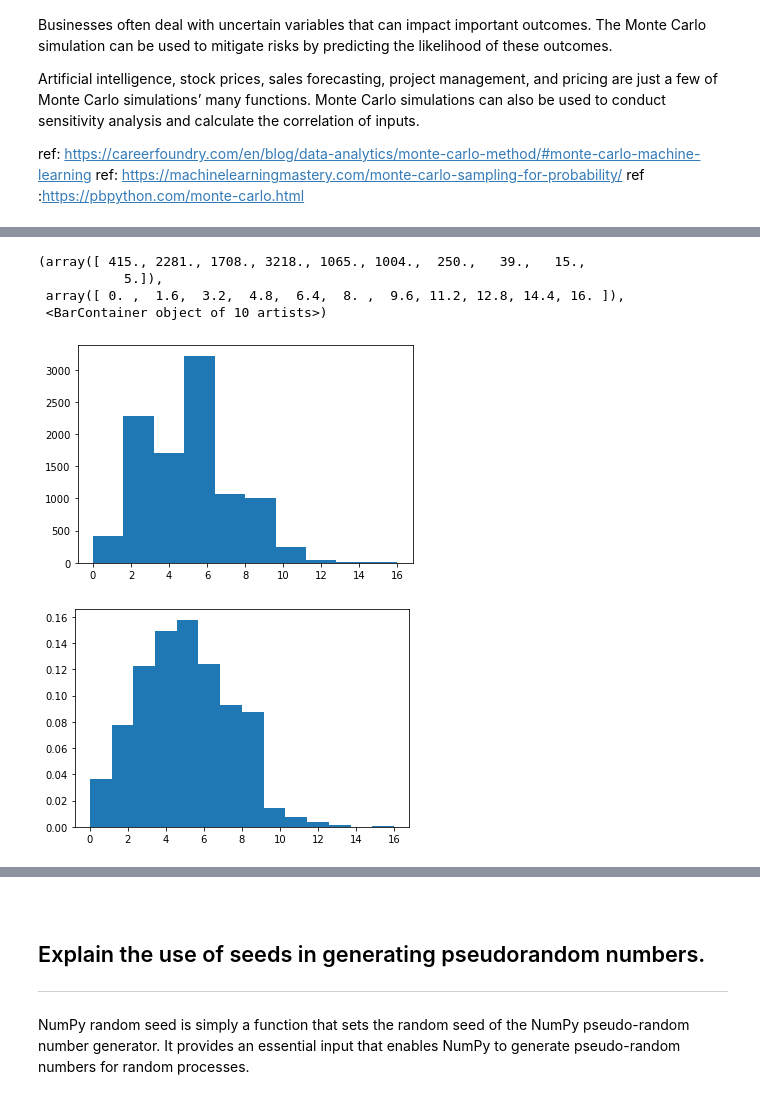
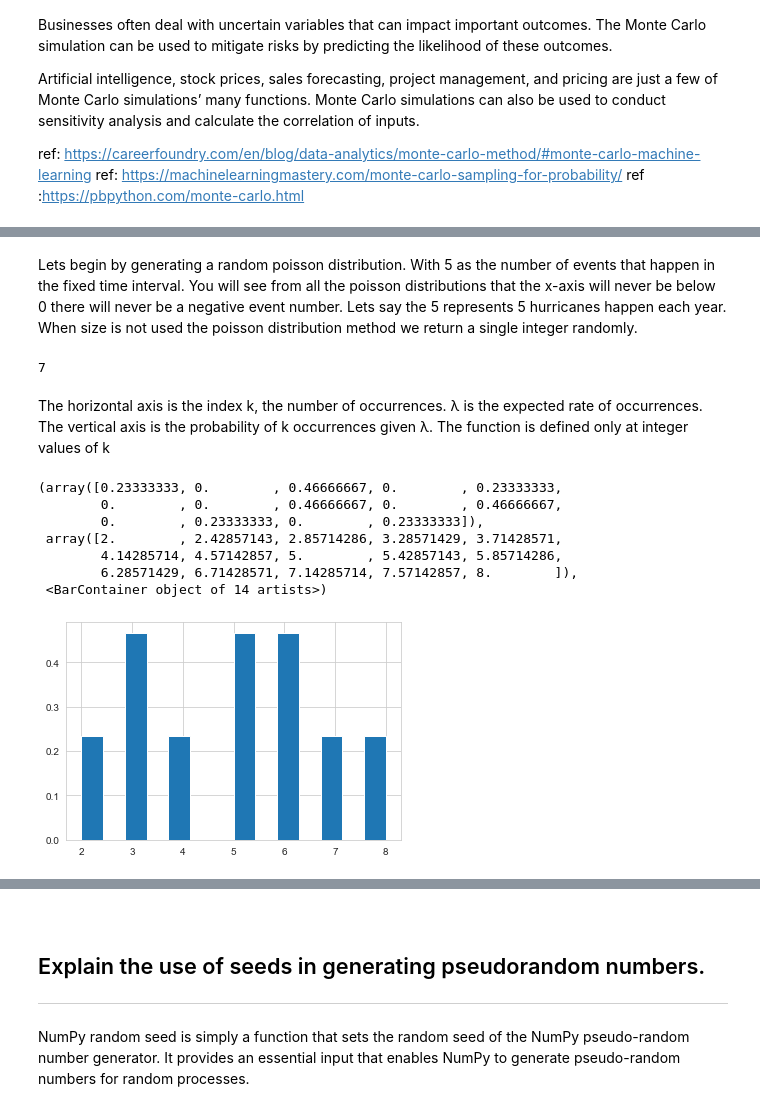
Before and after one commit to katel85/numpy.random-assignment-, a Jupyter notebook: numpy.random.ipynb, the cells around one changed output, grey strips where cells are left out. Drawn from its saved outputs; the diff is of its cells as text; code cells hidden in the pictures.

```diff
--- a/numpy.random.ipynb
+++ b/numpy.random.ipynb
@@ -1225,0 +1339,11 @@ plt.show()
+# %%
+from scipy.stats import norm
+# Creating the distribution
+data = np.arange(1,10,0.01)
+pdf = norm.pdf(data , loc = 5.5 , scale = 1 )
+
+#Visualizing the distribution using seaborn library
+sns.set_style('whitegrid')
+sns.lineplot(data, pdf , color = 'black')
+plt.xlabel('Shoe Size')
+plt.ylabel('Probability Density')
@@ -1382,18 +1587,23 @@ Basically, it is used to predict the probability of certain events happening if
+# %% [markdown]
+Lets begin by generating a random poisson distribution. With 5 as the number of events that happen in the fixed time interval. You will see from all the poisson distributions that the x-axis will never be below 0 there will never be a negative event number.  Lets say the 5 represents 5 hurricanes happen each year. When size is not used the poisson distribution method we return a single integer randomly.
+# %%
+rng = np.random.default_rng()
+s = rng.poisson(5)
+s
+# %% [output]
+7
+# %% [markdown]
+The horizontal axis is the index k, the number of occurrences. λ is the expected rate of occurrences. The vertical axis is the probability of k occurrences given λ. The function is defined only at integer values of k
 # %%
-# generate a random
-import numpy as np
 rng = np.random.default_rng()
-s = rng.poisson(5, 10000)
-plt.hist(s)
+s = rng.poisson(5, 10)
+plt.hist(s,14, density=True)
 # %% [output]
-(array([ 415., 2281., 1708., 3218., 1065., 1004.,  250.,   39.,   15.,
-           5.]),
- array([ 0. ,  1.6,  3.2,  4.8,  6.4,  8. ,  9.6, 11.2, 12.8, 14.4, 16. ]),
- <BarContainer object of 10 artists>)
+(array([0.23333333, 0.        , 0.46666667, 0.        , 0.23333333,
+        0.        , 0.        , 0.46666667, 0.        , 0.46666667,
+        0.        , 0.23333333, 0.        , 0.23333333]),
+ array([2.        , 2.42857143, 2.85714286, 3.28571429, 3.71428571,
+        4.14285714, 4.57142857, 5.        , 5.42857143, 5.85714286,
+        6.28571429, 6.71428571, 7.14285714, 7.57142857, 8.        ]),
+ <BarContainer object of 14 artists>)
-[figure, old version]
+[figure, new version]
-# %%
-import matplotlib.pyplot as plt
-count, bins, ignored = plt.hist(s, 14, density=True)
-plt.show()
-# %% [output]
-[figure, removed]
```
Also changed, not shown: parts of 141 cells of this notebook, 1 other file.
